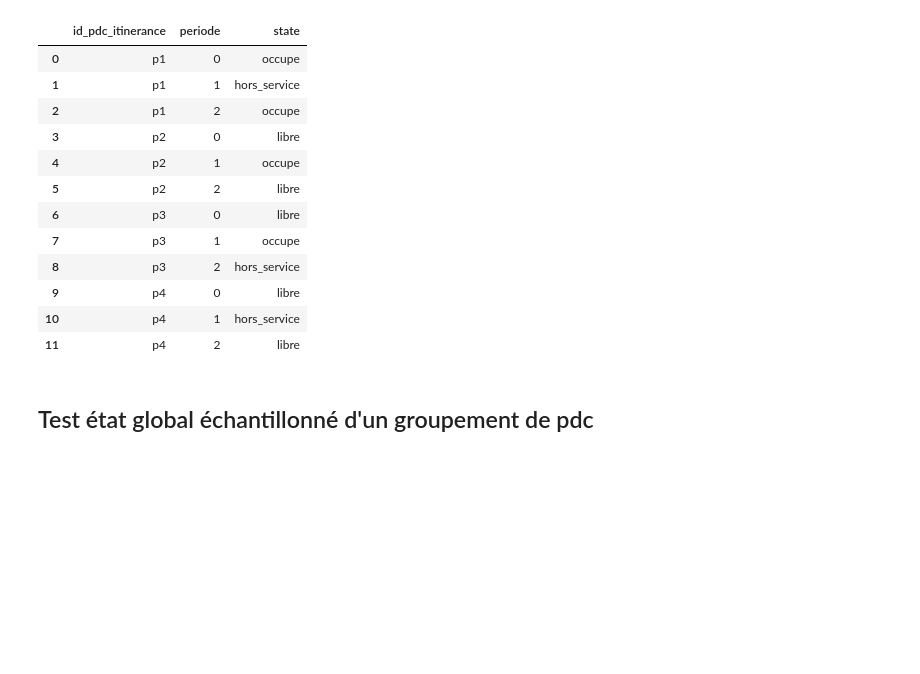
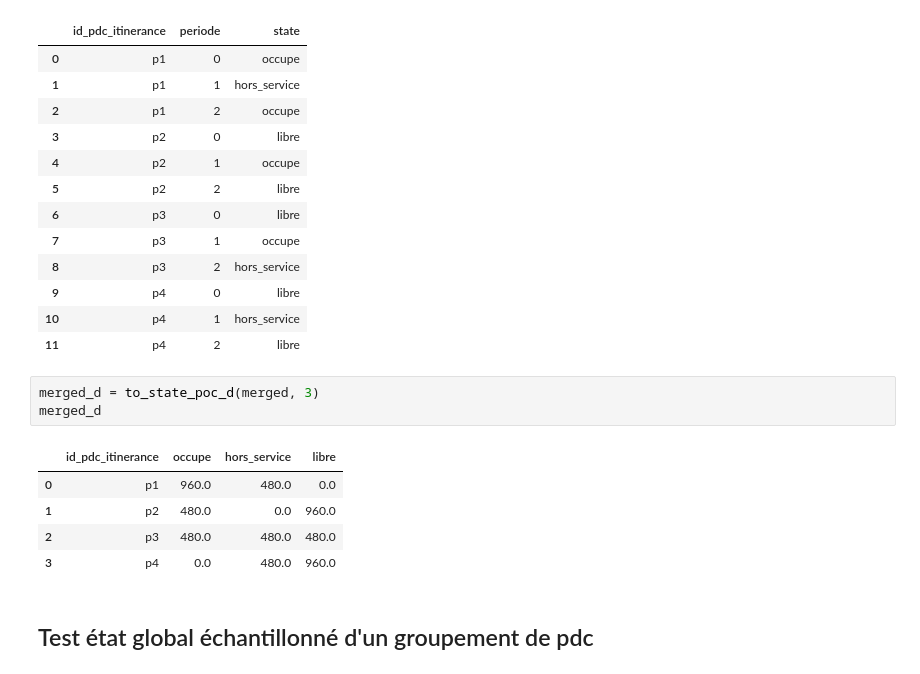
Before and after one commit to loco-labs/qualicharge-rtet, a Jupyter notebook: saturation/source/tests_saturation.ipynb, the cells around one changed output. Saved outputs shown, nothing was run; the diff lists cells and outputs as text; blank space fills up the shorter version.

```diff
--- a/saturation/source/tests_saturation.ipynb
+++ b/saturation/source/tests_saturation.ipynb
@@ -159,6 +141,15 @@ Name: state, dtype: object
 | 9 | p4 | 0 | libre |
 | 10 | p4 | 1 | hors_service |
 | 11 | p4 | 2 | libre |
+# %%
+merged_d = to_state_poc_d(merged, 3)
+merged_d
+# %% [output]
+|  | id_pdc_itinerance | occupe | hors_service | libre |
+| 0 | p1 | 960.0 | 480.0 | 0.0 |
+| 1 | p2 | 480.0 | 0.0 | 960.0 |
+| 2 | p3 | 480.0 | 480.0 | 480.0 |
+| 3 | p4 | 0.0 | 480.0 | 960.0 |
 # %% [markdown]
 ## Test état global échantillonné d'un groupement de pdc
 # %%
```
Also changed, not shown: parts of 5 cells of this notebook, 1 other file.
